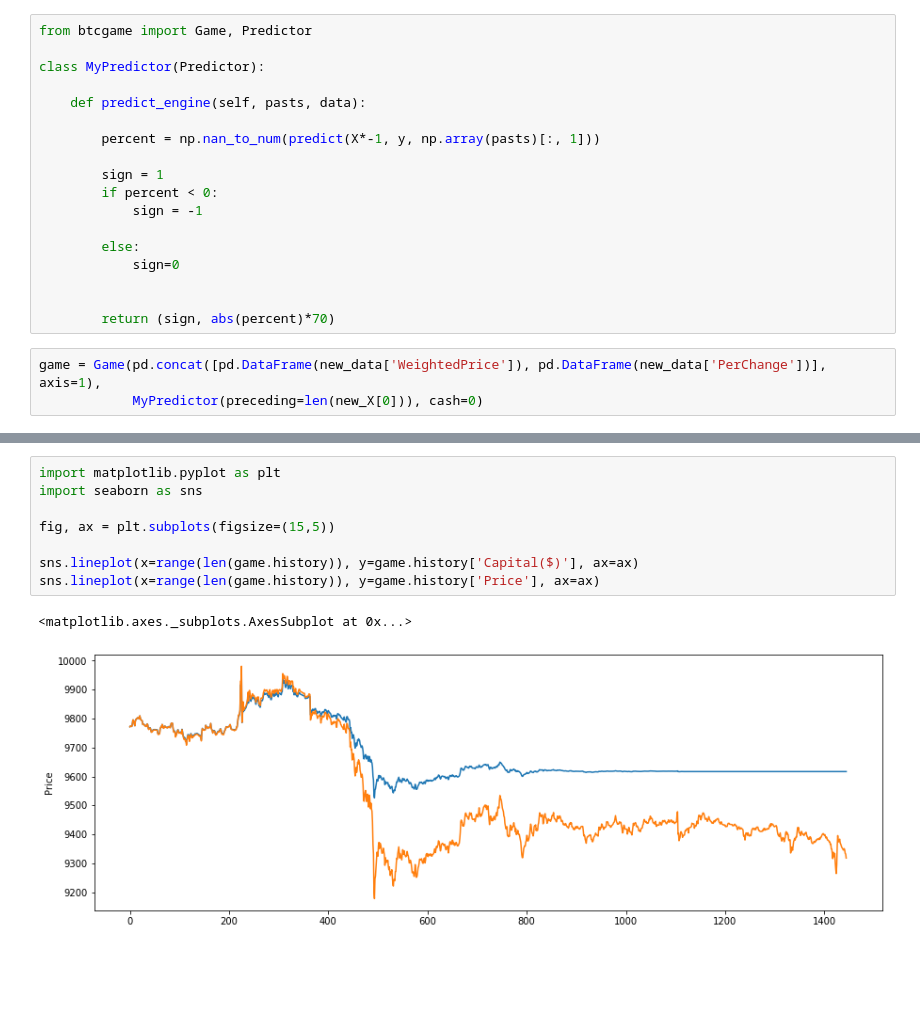
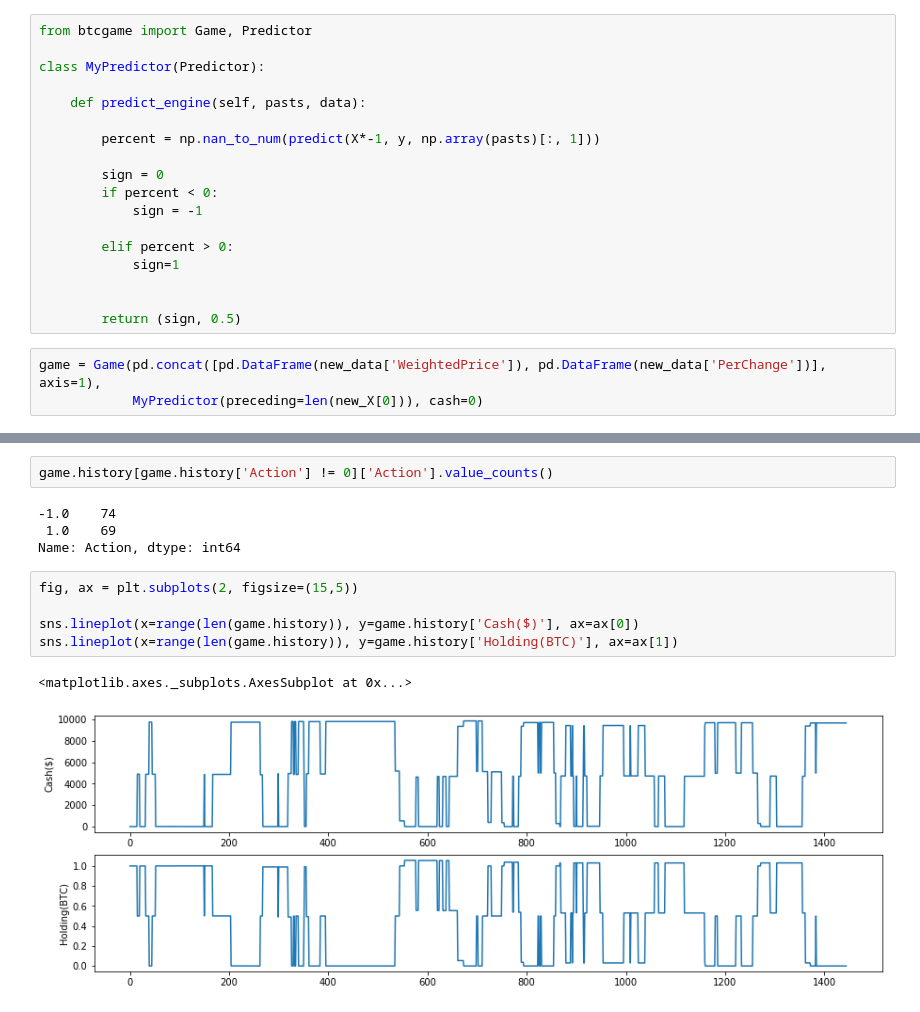
Before and after one commit to nathanielCherian/palantir, a Jupyter notebook: notebooks/5-para.ipynb, the cells around one changed output, grey strips where cells are left out. Cells and saved outputs as stored; diff of their text form; blank space fills up the shorter version.

```diff
--- a/notebooks/5-para.ipynb
+++ b/notebooks/5-para.ipynb
@@ -177,15 +177,15 @@ class MyPredictor(Predictor):
 
         percent = np.nan_to_num(predict(X*-1, y, np.array(pasts)[:, 1]))
 
-        sign = 1
+        sign = 0
         if percent < 0:
             sign = -1
 
-        else:
-            sign=0
+        elif percent > 0:
+            sign=1
 
 
-        return (sign, abs(percent)*70)
+        return (sign, 0.5)
 # %%
 game = Game(pd.concat([pd.DataFrame(new_data['WeightedPrice']), pd.DataFrame(new_data['PerChange'])], axis=1),
             MyPredictor(preceding=len(new_X[0])), cash=0)
@@ -208,11 +224,14 @@ game.play()
+# %%
+game.history[game.history['Action'] != 0]['Action'].value_counts()
+# %% [output]
+-1.0    74
+ 1.0    69
+Name: Action, dtype: int64
 # %%
-import matplotlib.pyplot as plt
-import seaborn as sns
+fig, ax = plt.subplots(2, figsize=(15,5))
 
-fig, ax = plt.subplots(figsize=(15,5))
-
-sns.lineplot(x=range(len(game.history)), y=game.history['Capital($)'], ax=ax)
-sns.lineplot(x=range(len(game.history)), y=game.history['Price'], ax=ax)
+sns.lineplot(x=range(len(game.history)), y=game.history['Cash($)'], ax=ax[0])
+sns.lineplot(x=range(len(game.history)), y=game.history['Holding(BTC)'], ax=ax[1])
 # %% [output]
 <matplotlib.axes._subplots.AxesSubplot at 0x...>
-[figure, old version]
+[figure, new version]
```
Also changed, not shown: parts of 8 cells of this notebook, 5 other files.
